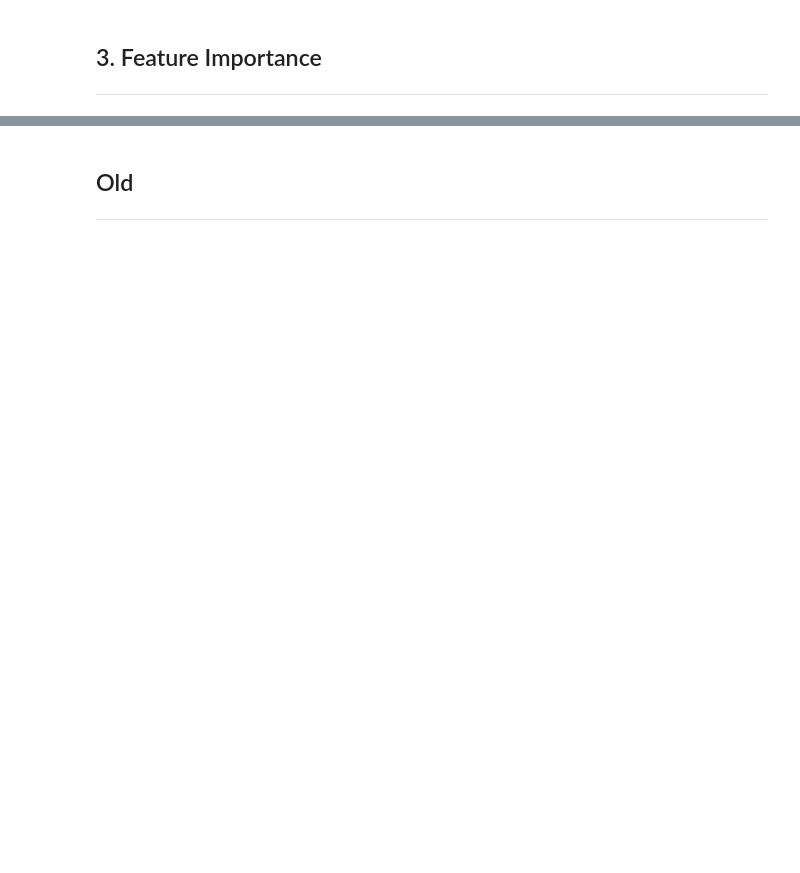
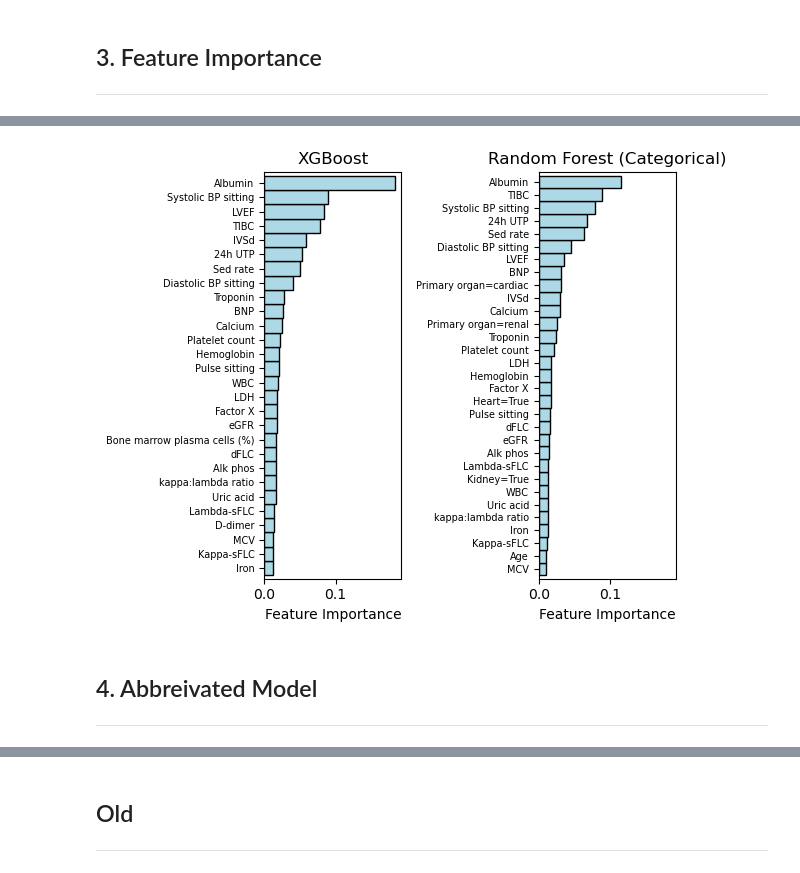
Before and after one commit to shankara-a/amyloidosis_bmc_2023, a Jupyter notebook: 05a_cluster_prediction.ipynb, the cells around one changed output, grey strips where cells are left out. Cells and saved outputs as stored; diff of their text form; code cells hidden in the pictures; blank space fills up the shorter version.

```diff
--- a/05a_cluster_prediction.ipynb
+++ b/05a_cluster_prediction.ipynb
@@ -45,18 +46,20 @@ Xi_mice = Xi_mice.loc[Xi_mice.join(data_df['fna3_cluster_n']).dropna(subset='fna
 # %%
+# Load top-performing imputed dataset
+Xi_mice = pd.read_csv("data/imputed/full_dataset/mice_qvars_02.tsv", sep="\t")
+Xi_mice = Xi_mice.loc[Xi_mice.join(data_df['fna3_cluster_n']).dropna(subset='fna3_cluster_n').index]
+
+# Full dataset
+X = pd.DataFrame(StandardScaler().fit_transform(Xi_mice.values), index=Xi_mice.index, columns=Xi_mice.columns)
+y = data_df.loc[Xi_mice.index, 'fna3_cluster_n'].map({'Low':0,'Intermediate':1, 'High': 2})
+
 # Drop due to high missingness
 to_drop = ["Amyloid type","Secondary organ","Arrhythmia ","(Autonomic)",
            "(Peripheral)","SIFE M-component","UIFE M-component",
            "Education","Abdominal fat pad CR staining", "Bone marrow CR staining"]
 
-# Create dataset
-Xi_mice_bu_df = utils.data_formatter(
-    Xi_mice.join(data_df.loc[Xi_mice.index, amyloid.catvars]).drop(columns=to_drop).dropna()
+# Create filtered dataset (for complete categoricals)
+X_filt = utils.data_formatter(
+    X.join(data_df.loc[Xi_mice.index, amyloid.catvars]).drop(columns=to_drop).dropna(),
+    verbose=False
 )
-
-# Filtered dataset (for complete categoricals)
-X_filt = Xi_mice_bu_df.copy()
-y_filt = data_df.loc[Xi_mice_bu_df.index, 'fna3_cluster_n'].map({'Low':0,'Intermediate':1, 'High': 2})
-
-# Full dataset
-X = pd.DataFrame(StandardScaler().fit_transform(Xi_mice.values), index=Xi_mice.index, columns=Xi_mice.columns)
-y = data_df.loc[Xi_mice.index, 'fna3_cluster_n'].map({'Low':0,'Intermediate':1, 'High': 2})
+y_filt = data_df.loc[X_filt.index, 'fna3_cluster_n'].map({'Low':0,'Intermediate':1, 'High': 2})
@@ -80,10 +80,13 @@ hyperopt_models = dict()
 
 for filename in glob.glob("data/subgroup_prediction/*.pkl"):
     with open(filename, "rb") as file:
-        _name = filename.split("/")[-1].split("_")[-1].split(".pkl")[0]
+        _name = filename.split("/")[-1].split(".pkl")[0].split("hyperopt_")[1]
         hyperopt_estimators[_name] = pickle.load(file)
         hyperopt_models[_name] = hyperopt_estimators[_name].best_model()['learner']
 # %%
 for mod in hyperopt_models.keys():
-    hyperopt_models[mod].fit(X, y)
+    if "categ" in mod:
+        hyperopt_models[mod].fit(X_filt, y_filt)
+    else:
+        hyperopt_models[mod].fit(X, y)
 # %% [output]
@@ -129,0 +158,16 @@ shap.plots.beeswarm(shap_high_values, show=False)
+# %%
+fig,axes = plt.subplots(1,2,figsize=(6,5), sharex=True)
+
+xgb_features_df = plot.plot_feature_importance(hyperopt_models['xgb'], ax=axes[0])
+categ_rf_features_df = plot.plot_feature_importance(hyperopt_models['categ_rf'], ax=axes[1])
+
+axes[0].set_title("XGBoost")
+axes[1].set_title("Random Forest (Categorical)")
+
+plt.tight_layout()
+plt.savefig("figures/feature_importances_mods.pdf", dpi=200, bbox_inches='tight')
+# %% [output]
+[figure, added]
+# %% [markdown]
+## 4. Abbreivated Model
+---
```
Also changed, not shown: parts of 18 cells of this notebook, 24 other files.
